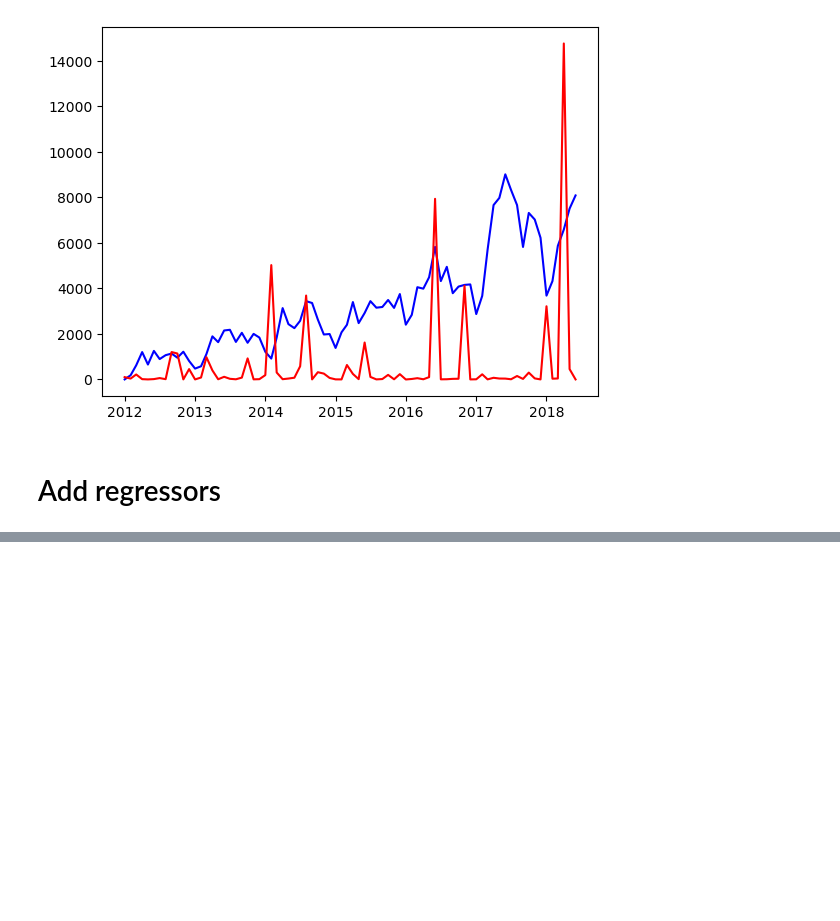
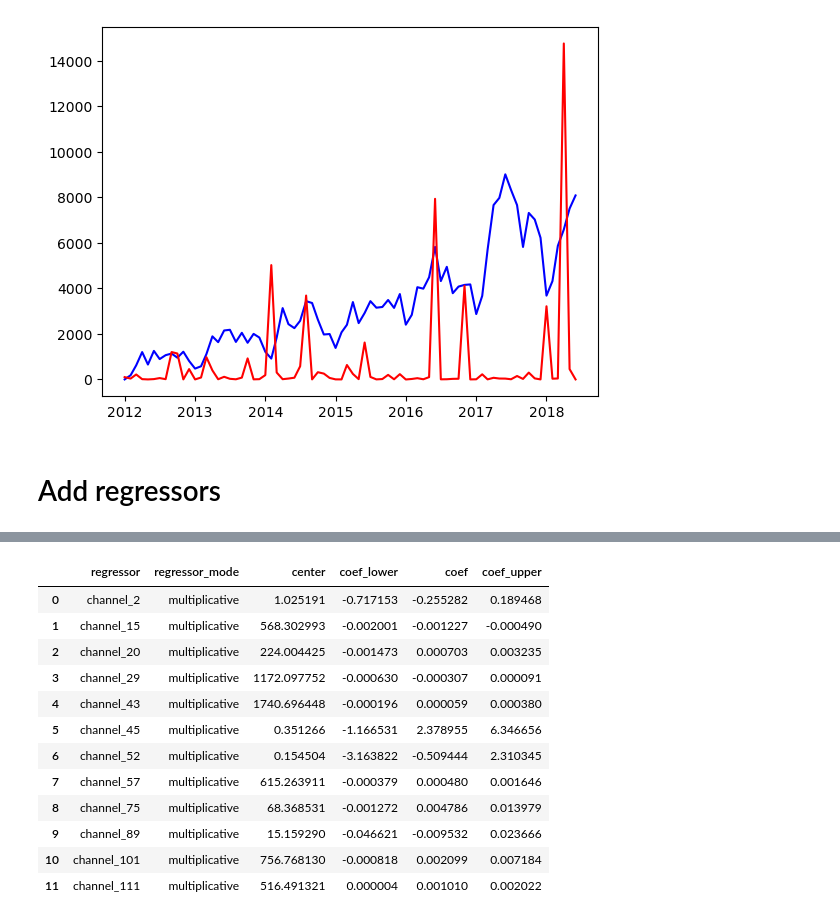
Before and after one commit to AnnaMrowca/DataScienceProject, a Jupyter notebook: ProphetForecastingProgram/ProphetForecatingProgram.ipynb, the cells around one changed output, grey strips where cells are left out. Saved outputs shown, nothing was run; the diff lists cells and outputs as text; code cells hidden in the pictures; blank space fills up the shorter version.

```diff
--- a/ProphetForecastingProgram/ProphetForecatingProgram.ipynb
+++ b/ProphetForecastingProgram/ProphetForecatingProgram.ipynb
@@ -250,0 +247,16 @@ INFO:fbprophet:Disabling daily seasonality. Run prophet with daily_seasonality=T
+# %%
+regressor_coefficients(model_channels)
+# %% [output]
+|  | regressor | regressor_mode | center | coef_lower | coef | coef_upper |
+| 0 | channel_2 | multiplicative | 1.025191 | -0.717153 | -0.255282 | 0.189468 |
+| 1 | channel_15 | multiplicative | 568.302993 | -0.002001 | -0.001227 | -0.000490 |
+| 2 | channel_20 | multiplicative | 224.004425 | -0.001473 | 0.000703 | 0.003235 |
+| 3 | channel_29 | multiplicative | 1172.097752 | -0.000630 | -0.000307 | 0.000091 |
+| 4 | channel_43 | multiplicative | 1740.696448 | -0.000196 | 0.000059 | 0.000380 |
+| 5 | channel_45 | multiplicative | 0.351266 | -1.166531 | 2.378955 | 6.346656 |
+| 6 | channel_52 | multiplicative | 0.154504 | -3.163822 | -0.509444 | 2.310345 |
+| 7 | channel_57 | multiplicative | 615.263911 | -0.000379 | 0.000480 | 0.001646 |
+| 8 | channel_75 | multiplicative | 68.368531 | -0.001272 | 0.004786 | 0.013979 |
+| 9 | channel_89 | multiplicative | 15.159290 | -0.046621 | -0.009532 | 0.023666 |
+| 10 | channel_101 | multiplicative | 756.768130 | -0.000818 | 0.002099 | 0.007184 |
+| 11 | channel_111 | multiplicative | 516.491321 | 0.000004 | 0.001010 | 0.002022 |
```
Also changed, not shown: parts of 6 cells of this notebook, 1 other file.
